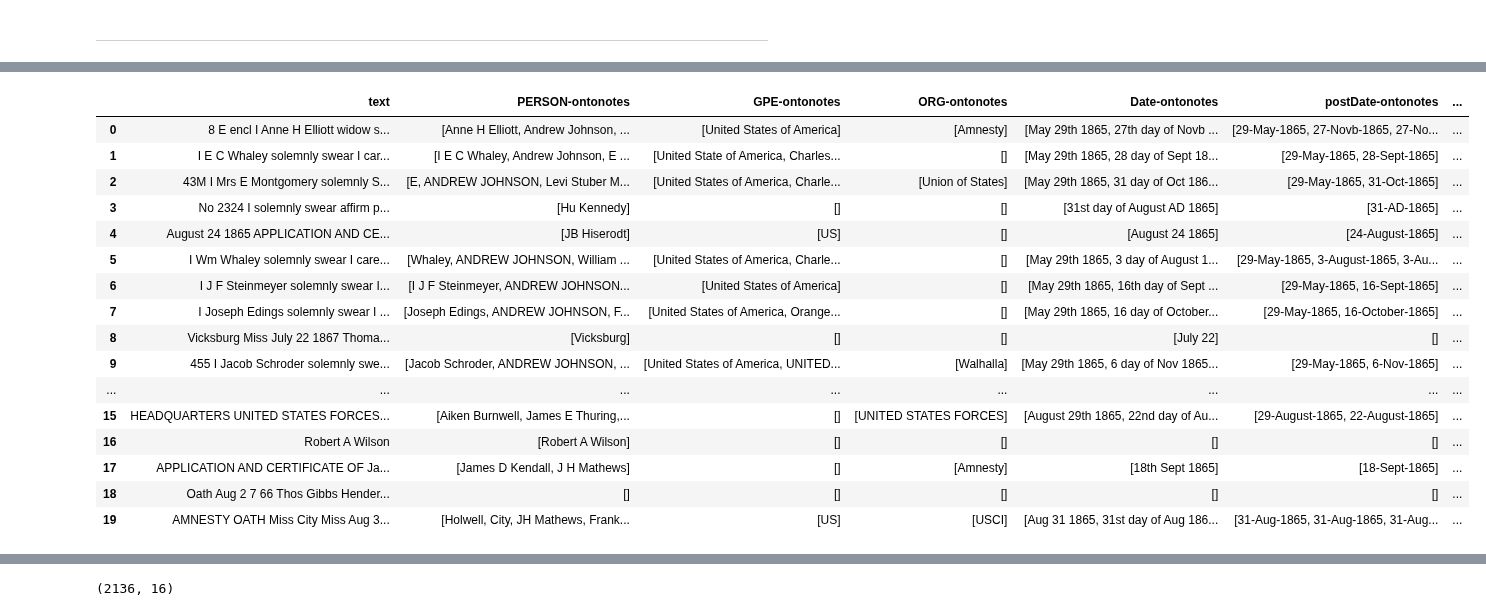
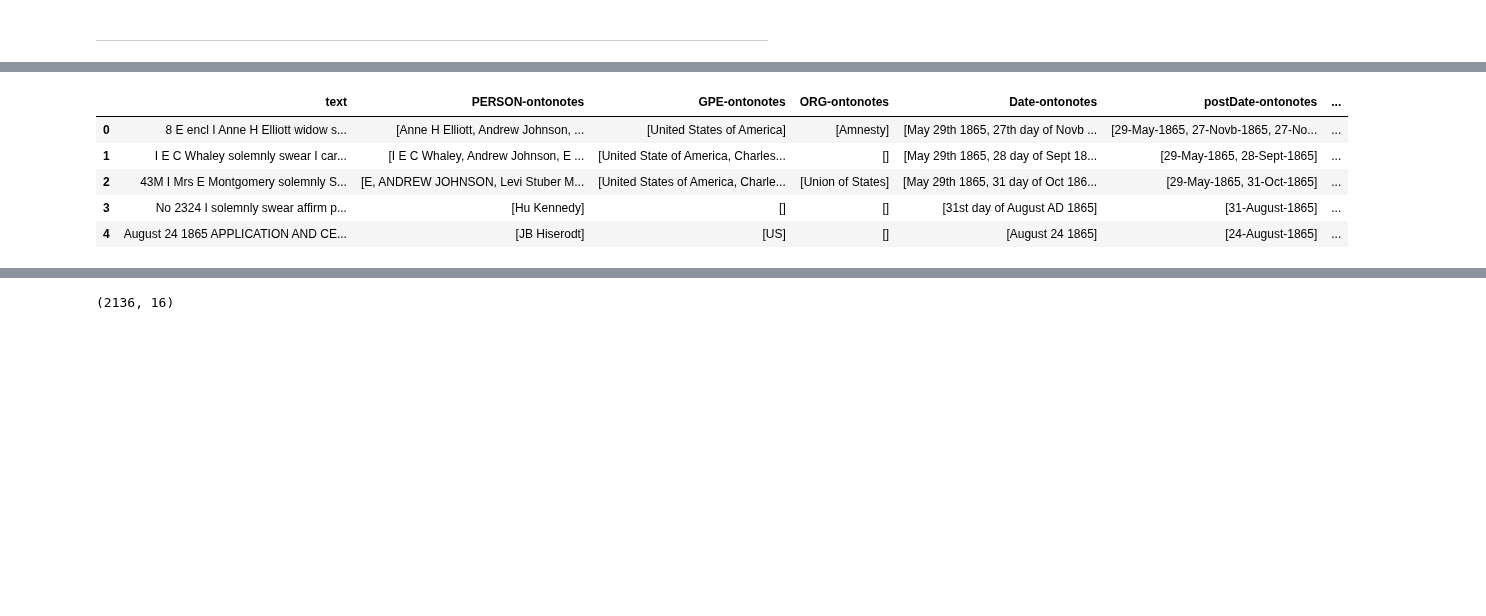
Before and after one commit to wassimchouchen/Natural-Language-Processing, a Jupyter notebook: all-data.ipynb, the cells around one changed output, grey strips where cells are left out. Saved outputs shown, nothing was run; the diff lists cells and outputs as text; code cells hidden in the pictures; blank space fills up the shorter version.

```diff
--- a/all-data.ipynb
+++ b/all-data.ipynb
@@ -447,7 +447,7 @@ for i in df["Date-ontonotes"]:
     M=[]
     for j in i:
         date=re.search(r'^\d\.*.*\d\d$' ,j)
-        date2=re.search(r'^[A-Z]\.*.*\d\.*.*\d\d$' ,j)
+        date2=re.search(r'^[A-ZZa-z]\.*.*\d\.*.*\d\d$' ,j)
         M.append(date)
         M.append(date2)
     G.append(M)
@@ -491,3 +471,6 @@ df.head()
 | 2 | 43M I Mrs E Montgomery solemnly S... | [E, ANDREW JOHNSON, Levi Stuber M... | [United States of America, Charle... | [Union of States] | [May 29th 1865, 31 day of Oct 186... | [May 29th 1865, 31 day of Oct 1865] |
 | 3 | No 2324 I solemnly swear affirm p... | [Hu Kennedy] | [] | [] | [31st day of August AD 1865] | [31st day of August AD 1865] |
 | 4 | August 24 1865 APPLICATION AND CE... | [JB Hiserodt] | [US] | [] | [August 24 1865] | [August 24 1865] |
+# %%
+final_date3=re.sub(r'([A-Z][a-z]\S*)\.*.*\s([A-Z][a-z]\S*)\.*.*\s([0-9]{2,4})',r'\2-\1-\3' ,"Thirty first day of Jun 20")
+final_date3
@@ -496,12 +481,15 @@ G=[]
 for i in df["postDate-ontonotes"]:
     M=[]
     for j in i:
-        Final_date1=re.sub(r'([0-9]{1,2})\.*.*\s([A-Z]\.*.*)\s([0-9]{3,4})',r'\1-\2-\3' ,j)
-        Final_date2=re.sub(r'([A-Z]\.*.*)\s([0-9]{1,2})\.*.*\s([0-9]{3,4})',r'\2-\1-\3' ,j)
+        Final_date1=re.sub(r'([0-9]{1,2})\.*.*\s([A-Z][a-z]\S*)\.*.*\s([0-9]{2,4})',r'\1-\2-\3' ,j)
+        Final_date2=re.sub(r'([A-Z]\.*.*)\s([0-9]{1,2})\.*.*\s([0-9]{2,4})',r'\2-\1-\3' ,j)
+        final_date3=re.sub(r'([A-Z][a-z]\S*)\.*.*\s([A-Z][a-z]\S*)\.*.*\s([0-9]{2,4})',r'\2-\1-\3' ,j)
         if Final_date1 != j:
             M.append(Final_date1)
         if Final_date2 != j :
             M.append(Final_date2)
+        if final_date3 != j :
+            M.append(final_date3)
     G.append(M)
 
 
@@ -660,25 +623,14 @@ df["Person-NerEng"]=dfner["PERSON-nerenglish"]
 df["LOC-NerEng"]=dfner["LOC-nerenglish"]
 df["ORG-NerEng"]=dfner["ORG-nerenglish"]
 # %%
-df
+df.head()
 # %% [output]
 |  | text | PERSON-ontonotes | GPE-ontonotes | ORG-ontonotes | Date-ontonotes | postDate-ontonotes | ... |
 | 0 | 8 E encl I Anne H Elliott widow s... | [Anne H Elliott, Andrew Johnson, ... | [United States of America] | [Amnesty] | [May 29th 1865, 27th day of Novb ... | [29-May-1865, 27-Novb-1865, 27-No... | ... |
 | 1 | I E C Whaley solemnly swear I car... | [I E C Whaley, Andrew Johnson, E ... | [United State of America, Charles... | [] | [May 29th 1865, 28 day of Sept 18... | [29-May-1865, 28-Sept-1865] | ... |
 | 2 | 43M I Mrs E Montgomery solemnly S... | [E, ANDREW JOHNSON, Levi Stuber M... | [United States of America, Charle... | [Union of States] | [May 29th 1865, 31 day of Oct 186... | [29-May-1865, 31-Oct-1865] | ... |
-| 3 | No 2324 I solemnly swear affirm p... | [Hu Kennedy] | [] | [] | [31st day of August AD 1865] | [31-AD-1865] | ... |
+| 3 | No 2324 I solemnly swear affirm p... | [Hu Kennedy] | [] | [] | [31st day of August AD 1865] | [31-August-1865] | ... |
 | 4 | August 24 1865 APPLICATION AND CE... | [JB Hiserodt] | [US] | [] | [August 24 1865] | [24-August-1865] | ... |
-| 5 | I Wm Whaley solemnly swear I care... | [Whaley, ANDREW JOHNSON, William ... | [United States of America, Charle... | [] | [May 29th 1865, 3 day of August 1... | [29-May-1865, 3-August-1865, 3-Au... | ... |
-| 6 | I J F Steinmeyer solemnly swear I... | [I J F Steinmeyer, ANDREW JOHNSON... | [United States of America] | [] | [May 29th 1865, 16th day of Sept ... | [29-May-1865, 16-Sept-1865] | ... |
-| 7 | I Joseph Edings solemnly swear I ... | [Joseph Edings, ANDREW JOHNSON, F... | [United States of America, Orange... | [] | [May 29th 1865, 16 day of October... | [29-May-1865, 16-October-1865] | ... |
-| 8 | Vicksburg Miss July 22 1867 Thoma... | [Vicksburg] | [] | [] | [July 22] | [] | ... |
-| 9 | 455 I Jacob Schroder solemnly swe... | [Jacob Schroder, ANDREW JOHNSON, ... | [United States of America, UNITED... | [Walhalla] | [May 29th 1865, 6 day of Nov 1865... | [29-May-1865, 6-Nov-1865] | ... |
-| ... | ... | ... | ... | ... | ... | ... | ... |
-| 15 | HEADQUARTERS UNITED STATES FORCES... | [Aiken Burnwell, James E Thuring,... | [] | [UNITED STATES FORCES] | [August 29th 1865, 22nd day of Au... | [29-August-1865, 22-August-1865] | ... |
-| 16 | Robert A Wilson | [Robert A Wilson] | [] | [] | [] | [] | ... |
-| 17 | APPLICATION AND CERTIFICATE OF Ja... | [James D Kendall, J H Mathews] | [] | [Amnesty] | [18th Sept 1865] | [18-Sept-1865] | ... |
-| 18 | Oath Aug 2 7 66 Thos Gibbs Hender... | [] | [] | [] | [] | [] | ... |
-| 19 | AMNESTY OATH Miss City Miss Aug 3... | [Holwell, City, JH Mathews, Frank... | [US] | [USCI] | [Aug 31 1865, 31st day of Aug 186... | [31-Aug-1865, 31-Aug-1865, 31-Aug... | ... |
 # %%
 df.to_csv("result.csv", index=False)
 # %%
```
Also changed, not shown: parts of 17 cells of this notebook.
